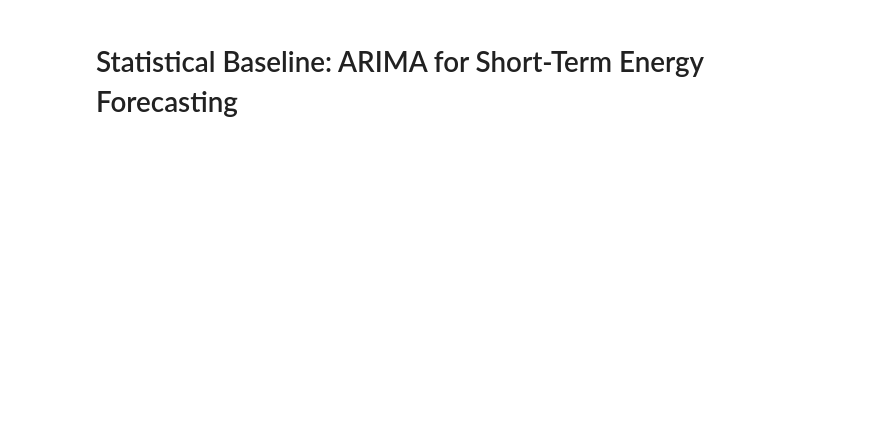
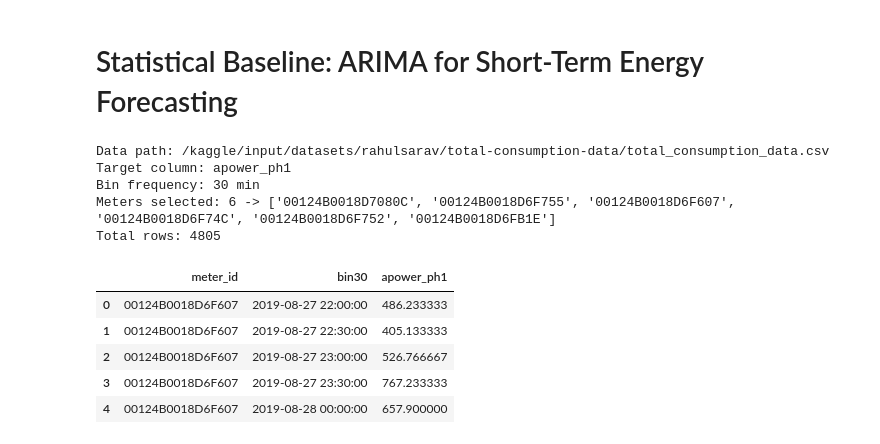
Before and after one commit to aditip149209/Data-Analytics-IT350-Team-23, a Jupyter notebook: Experiments/arima-base-paper.ipynb, the cells around one changed output. Drawn from its saved outputs; the diff is of its cells as text; code cells hidden in the pictures; blank space fills up the shorter version.

```diff
--- a/Experiments/arima-base-paper.ipynb
+++ b/Experiments/arima-base-paper.ipynb
@@ -39,46 +39,59 @@ candidate_paths = [
     "total_consumption_data.csv"
 ]
 
 data_path = None
 for p in candidate_paths:
     if os.path.exists(p):
         data_path = p
         break
 
 if data_path is None:
     raise FileNotFoundError("total_consumption_data.csv was not found in expected Kaggle/local paths")
 
 df = pd.read_csv(data_path)
 df.columns = [c.strip() for c in df.columns]
 
 if np.issubdtype(df["datetime"].dtype, np.number):
     df["datetime"] = pd.to_datetime(df["datetime"], unit="s", errors="coerce")
 else:
     df["datetime"] = pd.to_datetime(df["datetime"], errors="coerce")
 
 for col in df.columns:
     if col not in ["datetime", "meter_id"]:
         df[col] = pd.to_numeric(df[col], errors="coerce")
 
 target_col = "apower_ph1" if "apower_ph1" in df.columns else "apower"
-df = df.dropna(subset=["datetime", target_col]).copy()
-df["hour"] = df["datetime"].dt.floor("h")
+df = df.dropna(subset=["datetime", "meter_id", target_col]).copy()
+df = df.sort_values(["meter_id", "datetime"]).reset_index(drop=True)
 
-series = df.groupby("hour")[target_col].sum().sort_index().astype(float)
+# 30-minute bins, per meter
+df["bin30"] = df["datetime"].dt.floor("30min")
+panel = df.groupby(["meter_id", "bin30"], as_index=False)[target_col].mean()
 
-n = len(series)
-train_end = int(n * 0.70)
-val_end = int(n * 0.85)
-
-train = series.iloc[:train_end]
-val = series.iloc[train_end:val_end]
-test = series.iloc[val_end:]
+meter_rank = panel.groupby("meter_id").size().sort_values(ascending=False)
+N_METERS = 10
+selected_meters = meter_rank.head(N_METERS).index.tolist()
+panel = panel[panel["meter_id"].isin(selected_meters)].copy()
+panel = panel.sort_values(["meter_id", "bin30"]).reset_index(drop=True)
 
 print("Data path:", data_path)
 print("Target column:", target_col)
-print("Series length:", len(series))
-print("Train/Val/Test lengths:", len(train), len(val), len(test))
-series.head()
+print("Bin frequency: 30 min")
+print("Meters selected:", len(selected_meters), "->", selected_meters)
+print("Total rows:", len(panel))
+panel.head()
+# %% [output]
+Data path: /kaggle/input/datasets/rahulsarav/total-consumption-data/total_consumption_data.csv
+Target column: apower_ph1
+Bin frequency: 30 min
+Meters selected: 6 -> ['00124B0018D7080C', '00124B0018D6F755', '00124B0018D6F607', '00124B0018D6F74C', '00124B0018D6F752', '00124B0018D6FB1E']
+Total rows: 4805
+|  | meter_id | bin30 | apower_ph1 |
+| 0 | 00124B0018D6F607 | 2019-08-27 22:00:00 | 486.233333 |
+| 1 | 00124B0018D6F607 | 2019-08-27 22:30:00 | 405.133333 |
+| 2 | 00124B0018D6F607 | 2019-08-27 23:00:00 | 526.766667 |
+| 3 | 00124B0018D6F607 | 2019-08-27 23:30:00 | 767.233333 |
+| 4 | 00124B0018D6F607 | 2019-08-28 00:00:00 | 657.900000 |
 # %%
 def pick_d(series_in, max_d=2, alpha=0.05):
     pvals = {}
```
Also changed, not shown: parts of 2 cells of this notebook, 5 other files.
